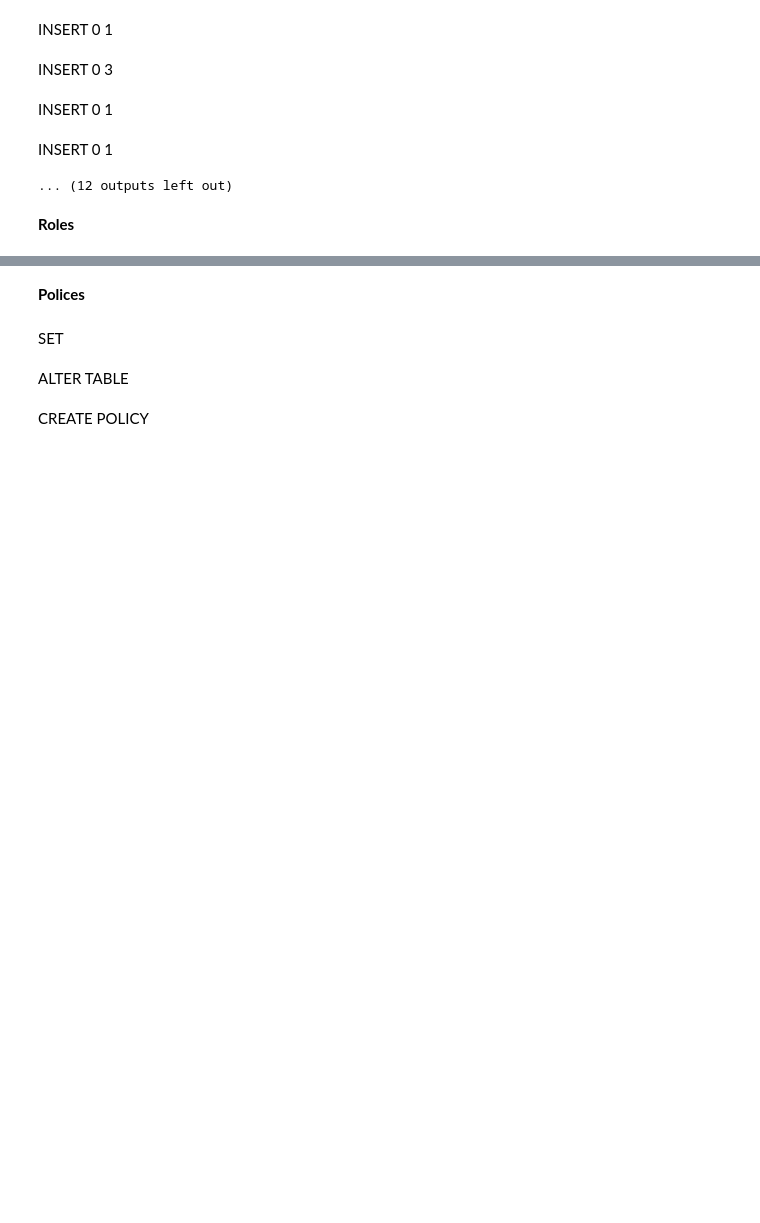
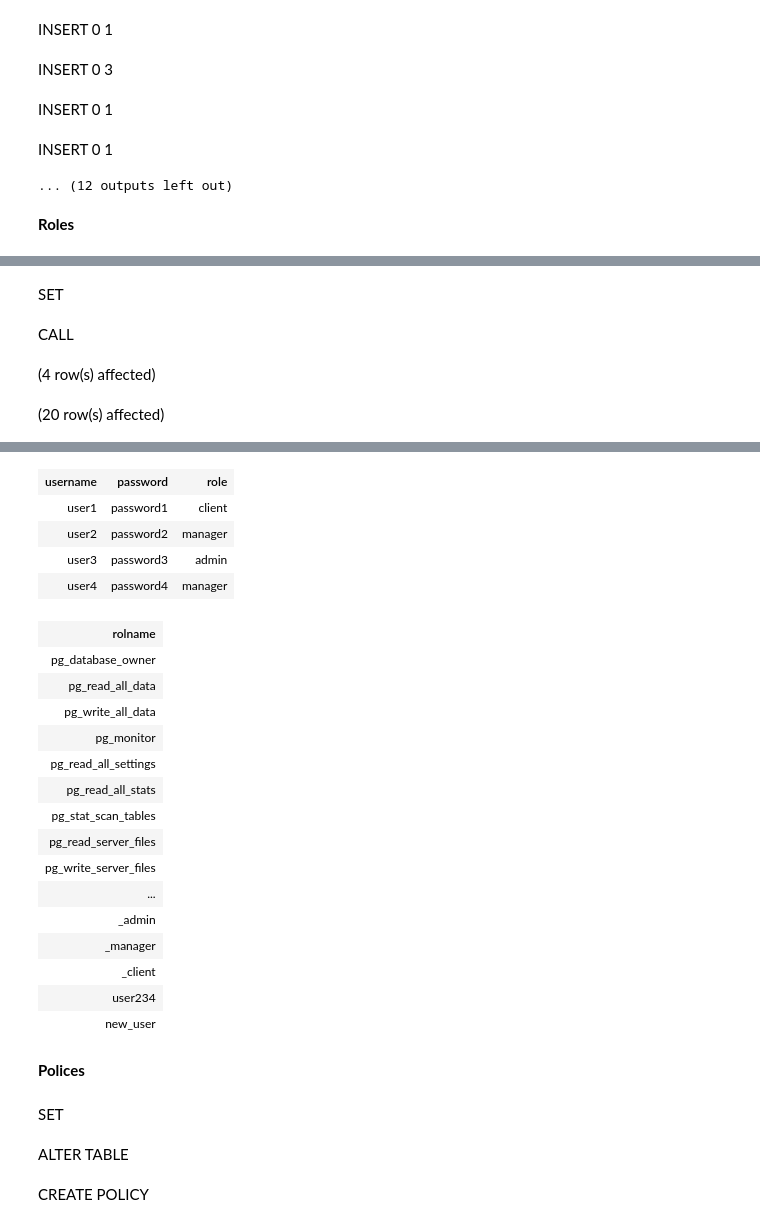
Before and after one commit to WhiteMorro1177/car-rent-server, a Jupyter notebook: db-conf/Notebook-1.ipynb, the cells around one changed output, grey strips where cells are left out. Saved outputs shown, nothing was run; the diff lists cells and outputs as text; code cells hidden in the pictures; blank space fills up the shorter version.

```diff
--- a/db-conf/Notebook-1.ipynb
+++ b/db-conf/Notebook-1.ipynb
@@ -515,0 +487,13 @@ Total execution time: 00:00:00.004
+# %%
+set role postgres;
+
+call add_user('new_user', 'new_password');
+
+select * from users;
+
+select rolname from pg_roles;
+# %% [output]
+SET
+CALL
+(4 row(s) affected)
+(20 row(s) affected)
@@ -516,3 +501,24 @@ Total execution time: 00:00:00.004
+| username | password | role |
+| user1 | password1 | client |
+| user2 | password2 | manager |
+| user3 | password3 | admin |
+| user4 | password4 | manager |
+| rolname |
+| pg_database_owner |
+| pg_read_all_data |
+| pg_write_all_data |
+| pg_monitor |
+| pg_read_all_settings |
+| pg_read_all_stats |
+| pg_stat_scan_tables |
+| pg_read_server_files |
+| pg_write_server_files |
+| ... |
+| _admin |
+| _manager |
+| _client |
+| user234 |
+| new_user |
 # %% [markdown]
 **Polices**
 # %%
```
Also changed, not shown: parts of 15 cells of this notebook, 2 other files.
